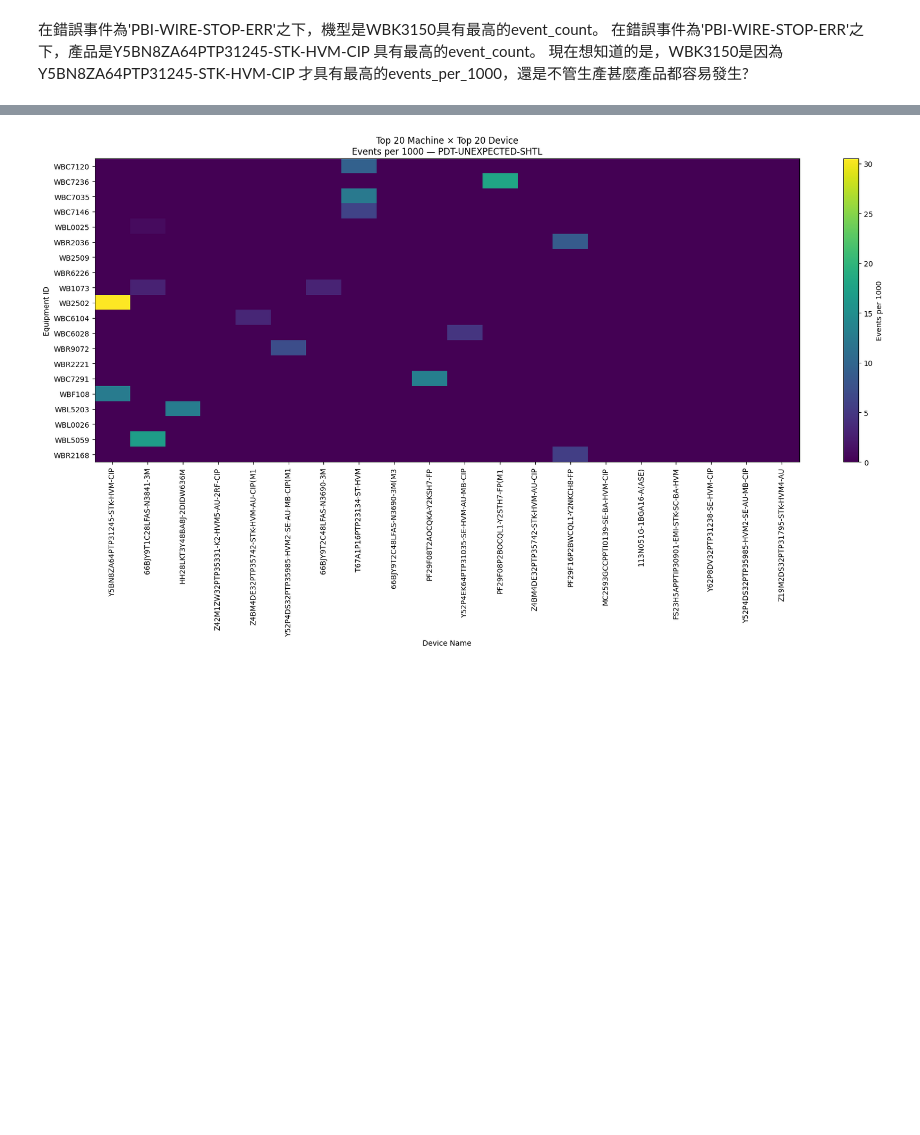
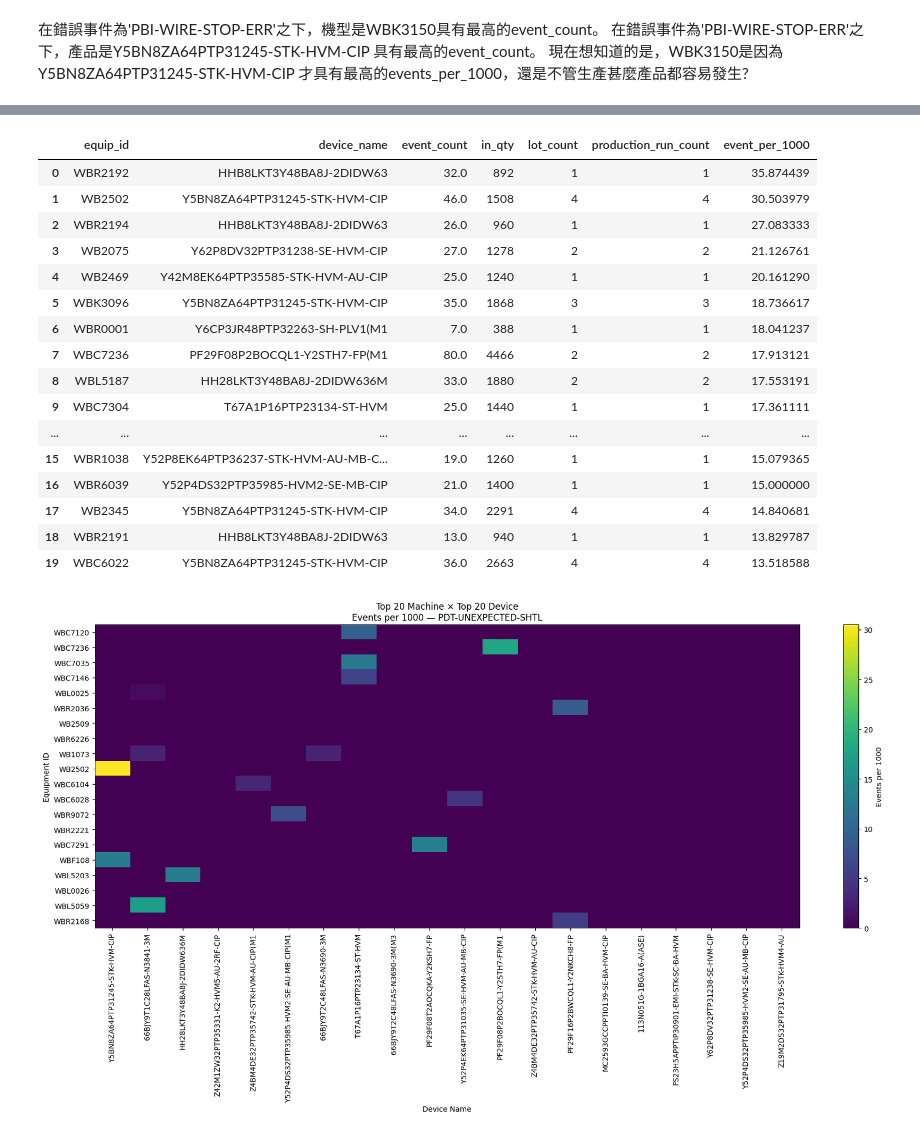
Before and after one commit to aceaceace123/test0804, a Jupyter notebook: WBMachine_ErrorEventAnalyze.ipynb, the cells around one changed output, grey strips where cells are left out. Cells and saved outputs as stored; diff of their text form; code cells hidden in the pictures; blank space fills up the shorter version.

```diff
--- a/WBMachine_ErrorEventAnalyze.ipynb
+++ b/WBMachine_ErrorEventAnalyze.ipynb
@@ -346 +272,92 @@ machine_device_summary.loc[:,['equip_id','device_name','event_per_1000']].head(2
+# %%
+event = "PDT-UNEXPECTED-SHTL"
+
+# 第一層：整理到 Event × Step × Lot × Machine × Device
+event_run_summary = (
+    df[df["eventmessage"] == event]
+    .groupby(
+        [
+            "eventmessage",
+            "step_id",
+            "lot_id",
+            "equip_id",
+            "device_name"
+        ],
+        as_index=False,
+        dropna=False
+    )
+    .agg(
+        # 同一生產單位可能有多列事件，因此錯誤次數加總
+        event_count=("eventcount", "sum"),
+
+        # 同一生產單位的 in_qty 重複出現在多列時，只取一次
+        in_qty=("in_qty", "max")
+    )
+)
+
+# 第二層：彙總到 Machine × Device
+machine_device_summary = (
+    event_run_summary
+    .groupby(
+        ["equip_id", "device_name"],
+        as_index=False,
+        dropna=False
+    )
+    .agg(
+        event_count=("event_count", "sum"),
+        in_qty=("in_qty", "sum"),
+        lot_count=("lot_id", "nunique"),
+        production_run_count=("step_id", "size")
+    )
+)
+
+# 計算每千投入錯誤次數
+machine_device_summary["event_per_1000"] = np.where(
+    machine_device_summary["in_qty"] > 0,
+    machine_device_summary["event_count"]
+    / machine_device_summary["in_qty"]
+    * 1000,
+    np.nan
+)
+
+# 依每千投入錯誤次數排序
+machine_device_summary = (
+    machine_device_summary
+    .sort_values(
+        ["event_per_1000", "event_count"],
+        ascending=[False, False]
+    )
+    .reset_index(drop=True)
+)
+
+machine_device_summary.loc[
+    :,
+    [
+        "equip_id",
+        "device_name",
+        "event_count",
+        "in_qty",
+        "lot_count",
+        "production_run_count",
+        "event_per_1000"
+    ]
+].head(20)
+# %% [output]
+|  | equip_id | device_name | event_count | in_qty | lot_count | production_run_count | event_per_1000 |
+| 0 | WBR2192 | HHB8LKT3Y48BA8J-2DIDW63 | 32.0 | 892 | 1 | 1 | 35.874439 |
+| 1 | WB2502 | Y5BN8ZA64PTP31245-STK-HVM-CIP | 46.0 | 1508 | 4 | 4 | 30.503979 |
+| 2 | WBR2194 | HHB8LKT3Y48BA8J-2DIDW63 | 26.0 | 960 | 1 | 1 | 27.083333 |
+| 3 | WB2075 | Y62P8DV32PTP31238-SE-HVM-CIP | 27.0 | 1278 | 2 | 2 | 21.126761 |
+| 4 | WB2469 | Y42M8EK64PTP35585-STK-HVM-AU-CIP | 25.0 | 1240 | 1 | 1 | 20.161290 |
+| 5 | WBK3096 | Y5BN8ZA64PTP31245-STK-HVM-CIP | 35.0 | 1868 | 3 | 3 | 18.736617 |
+| 6 | WBR0001 | Y6CP3JR48PTP32263-SH-PLV1(M1 | 7.0 | 388 | 1 | 1 | 18.041237 |
+| 7 | WBC7236 | PF29F08P2BOCQL1-Y2STH7-FP(M1 | 80.0 | 4466 | 2 | 2 | 17.913121 |
+| 8 | WBL5187 | HH28LKT3Y48BA8J-2DIDW636M | 33.0 | 1880 | 2 | 2 | 17.553191 |
+| 9 | WBC7304 | T67A1P16PTP23134-ST-HVM | 25.0 | 1440 | 1 | 1 | 17.361111 |
+| ... | ... | ... | ... | ... | ... | ... | ... |
+| 15 | WBR1038 | Y52P8EK64PTP36237-STK-HVM-AU-MB-C... | 19.0 | 1260 | 1 | 1 | 15.079365 |
+| 16 | WBR6039 | Y52P4DS32PTP35985-HVM2-SE-MB-CIP | 21.0 | 1400 | 1 | 1 | 15.000000 |
+| 17 | WB2345 | Y5BN8ZA64PTP31245-STK-HVM-CIP | 34.0 | 2291 | 4 | 4 | 14.840681 |
+| 18 | WBR2191 | HHB8LKT3Y48BA8J-2DIDW63 | 13.0 | 940 | 1 | 1 | 13.829787 |
+| 19 | WBC6022 | Y5BN8ZA64PTP31245-STK-HVM-CIP | 36.0 | 2663 | 4 | 4 | 13.518588 |
 # %%
```
Also changed, not shown: parts of 12 cells of this notebook.
